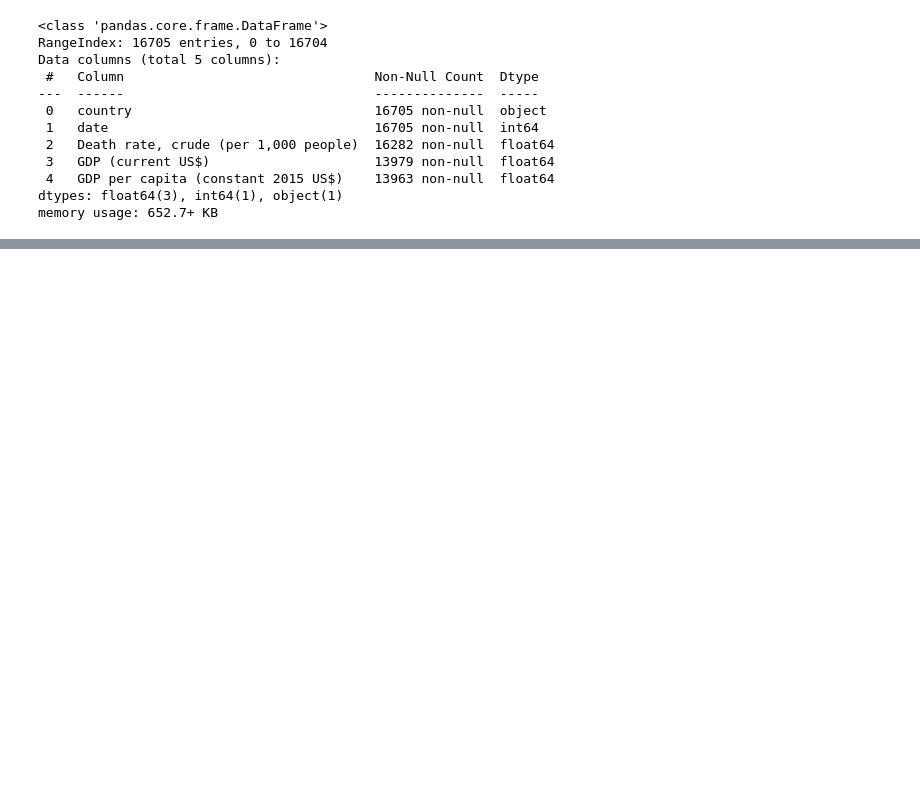
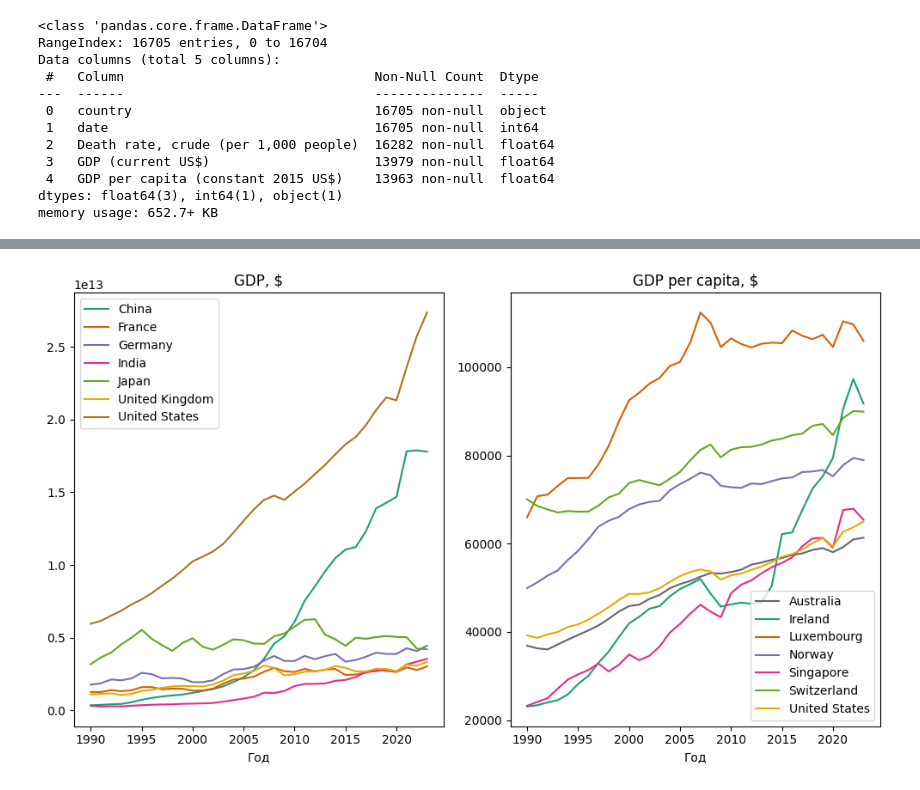
Before and after one commit to XTerris/economic_analysis, a Jupyter notebook: main.ipynb, the cells around one changed output, grey strips where cells are left out. Drawn from its saved outputs; the diff is of its cells as text; code cells hidden in the pictures; blank space fills up the shorter version.

```diff
--- a/main.ipynb
+++ b/main.ipynb
@@ -134,0 +173,12 @@ plt.plot(r['date'], r['GDP per capita (constant 2015 US$)'])
+# %%
+# dataset of needed countries
+cleared_df = raw_df[raw_df["country"].isin(include_regions)]
+
+N = 7
+
+top_absolute_GDP_countries = cleared_df[cleared_df["date"] == 2023].sort_values(
+    "GDP (current US$)", ascending=False
+)[:N]["country"].reset_index(drop=True)
+top_GDP_per_capita_countries = cleared_df[cleared_df["date"] == 2023].sort_values(
+    "GDP per capita (constant 2015 US$)", ascending=False
+)[:N]["country"].reset_index(drop=True)
@@ -134,0 +212,35 @@ plt.plot(r['date'], r['GDP per capita (constant 2015 US$)'])
+# %%
+group_1_df = cleared_df[cleared_df['country'].isin(top_absolute_GDP_countries)][cleared_df['date'] >= 1990].sort_values('date', ascending=True)
+group_2_df = cleared_df[cleared_df['country'].isin(top_GDP_per_capita_countries)][cleared_df['date'] >= 1990].sort_values('date', ascending=True)
+# %%
+from matplotlib import colormaps
+
+def color_gen_f():
+    val = 0
+    colors_n = 8
+    step = 1
+    cmap = colormaps.get_cmap('Dark2')
+    while True:
+        yield cmap(val / colors_n)
+        val = (val + step) % colors_n
+
+color_gen = color_gen_f()
+# %%
+plt.figure("1", figsize=(10, 6))
+
+axes = plt.subplot(1, 2, 1)
+plt.title("GDP, $")
+
+for country, series in group_1_df.groupby(['country']):
+    axes = series.plot(x='date', y='GDP (current US$)', label=country[0], xlabel='Год', ax=axes, color=next(color_gen))
+
+axes = plt.subplot(1, 2, 2)
+plt.title("GDP per capita, $")
+
+for country, series in group_2_df.groupby(['country']):
+    axes = series.plot(x='date', y="GDP per capita (constant 2015 US$)", label=country[0], xlabel='Год', ax=axes, color=next(color_gen))
+
+plt.tight_layout()
+plt.show()
+# %% [output]
+[figure, added]
```
Also changed, not shown: parts of 10 cells of this notebook, 1 other file.
